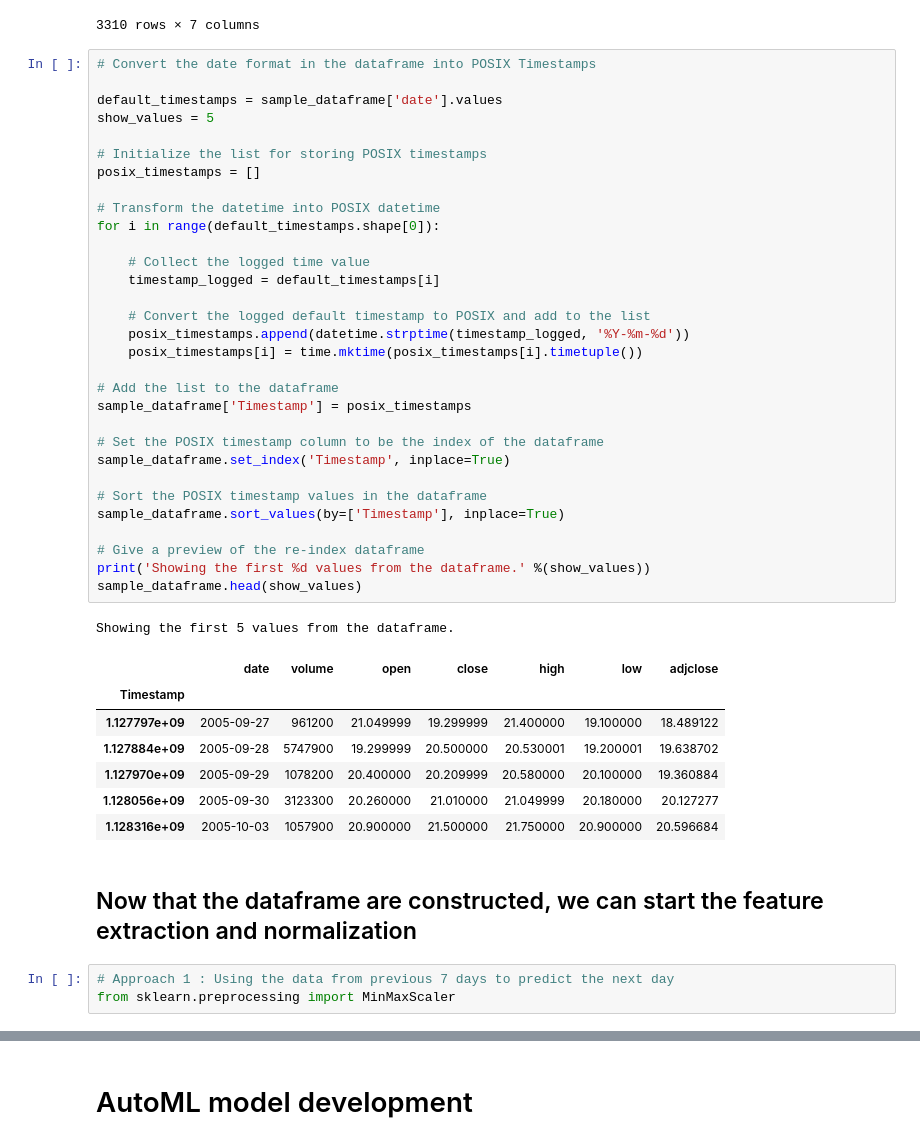
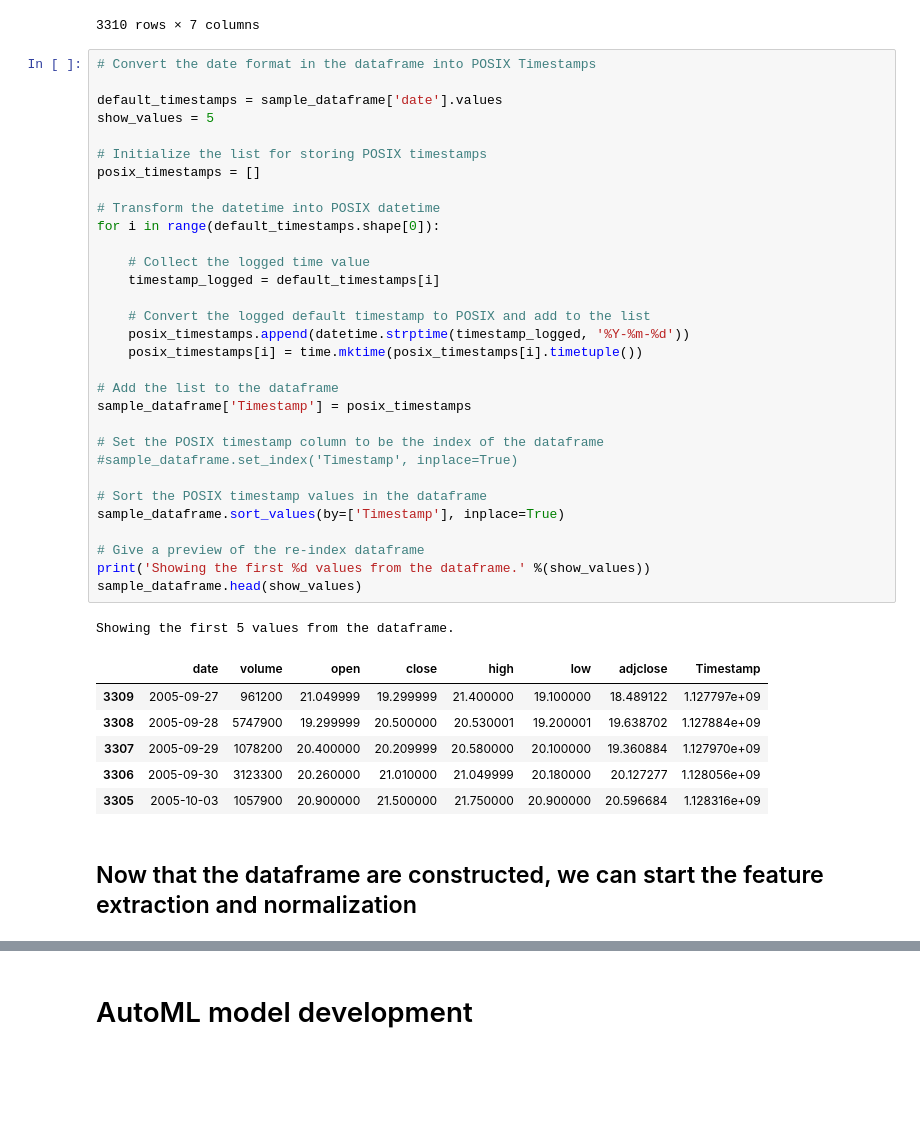
Before and after one commit to abhishekabhishek/mlh-2018, a Jupyter notebook: MLH-2018.ipynb, the cells around one changed output, grey strips where cells are left out. Drawn from its saved outputs; the diff is of its cells as text; blank space fills up the shorter version.

```diff
--- a/MLH-2018.ipynb
+++ b/MLH-2018.ipynb
@@ -77,43 +77,39 @@ display(sample_dataframe)
 
 default_timestamps = sample_dataframe['date'].values
 show_values = 5
 
 # Initialize the list for storing POSIX timestamps
 posix_timestamps = []
 
 # Transform the datetime into POSIX datetime
 for i in range(default_timestamps.shape[0]):
 
     # Collect the logged time value
     timestamp_logged = default_timestamps[i]
 
     # Convert the logged default timestamp to POSIX and add to the list
     posix_timestamps.append(datetime.strptime(timestamp_logged, '%Y-%m-%d'))
     posix_timestamps[i] = time.mktime(posix_timestamps[i].timetuple())
 
 # Add the list to the dataframe
 sample_dataframe['Timestamp'] = posix_timestamps
 
 # Set the POSIX timestamp column to be the index of the dataframe
-sample_dataframe.set_index('Timestamp', inplace=True)
+#sample_dataframe.set_index('Timestamp', inplace=True)
 
 # Sort the POSIX timestamp values in the dataframe
 sample_dataframe.sort_values(by=['Timestamp'], inplace=True)
 
 # Give a preview of the re-index dataframe
 print('Showing the first %d values from the dataframe.' %(show_values))
 sample_dataframe.head(show_values)
 # %% [output]
 Showing the first 5 values from the dataframe.
-|  | date | volume | open | close | high | low | adjclose |
-| Timestamp |  |  |  |  |  |  |  |
-| 1.127797e+09 | 2005-09-27 | 961200 | 21.049999 | 19.299999 | 21.400000 | 19.100000 | 18.489122 |
-| 1.127884e+09 | 2005-09-28 | 5747900 | 19.299999 | 20.500000 | 20.530001 | 19.200001 | 19.638702 |
-| 1.127970e+09 | 2005-09-29 | 1078200 | 20.400000 | 20.209999 | 20.580000 | 20.100000 | 19.360884 |
-| 1.128056e+09 | 2005-09-30 | 3123300 | 20.260000 | 21.010000 | 21.049999 | 20.180000 | 20.127277 |
-| 1.128316e+09 | 2005-10-03 | 1057900 | 20.900000 | 21.500000 | 21.750000 | 20.900000 | 20.596684 |
+|  | date | volume | open | close | high | low | adjclose | Timestamp |
+| 3309 | 2005-09-27 | 961200 | 21.049999 | 19.299999 | 21.400000 | 19.100000 | 18.489122 | 1.127797e+09 |
+| 3308 | 2005-09-28 | 5747900 | 19.299999 | 20.500000 | 20.530001 | 19.200001 | 19.638702 | 1.127884e+09 |
+| 3307 | 2005-09-29 | 1078200 | 20.400000 | 20.209999 | 20.580000 | 20.100000 | 19.360884 | 1.127970e+09 |
+| 3306 | 2005-09-30 | 3123300 | 20.260000 | 21.010000 | 21.049999 | 20.180000 | 20.127277 | 1.128056e+09 |
+| 3305 | 2005-10-03 | 1057900 | 20.900000 | 21.500000 | 21.750000 | 20.900000 | 20.596684 | 1.128316e+09 |
 # %% [markdown]
 ## Now that the dataframe are constructed, we can start the feature extraction and normalization
-# %%
-# Approach 1 : Using the data from previous 7 days to predict the next day
-from sklearn.preprocessing import MinMaxScaler
```
Also changed, not shown: parts of 36 cells of this notebook.
